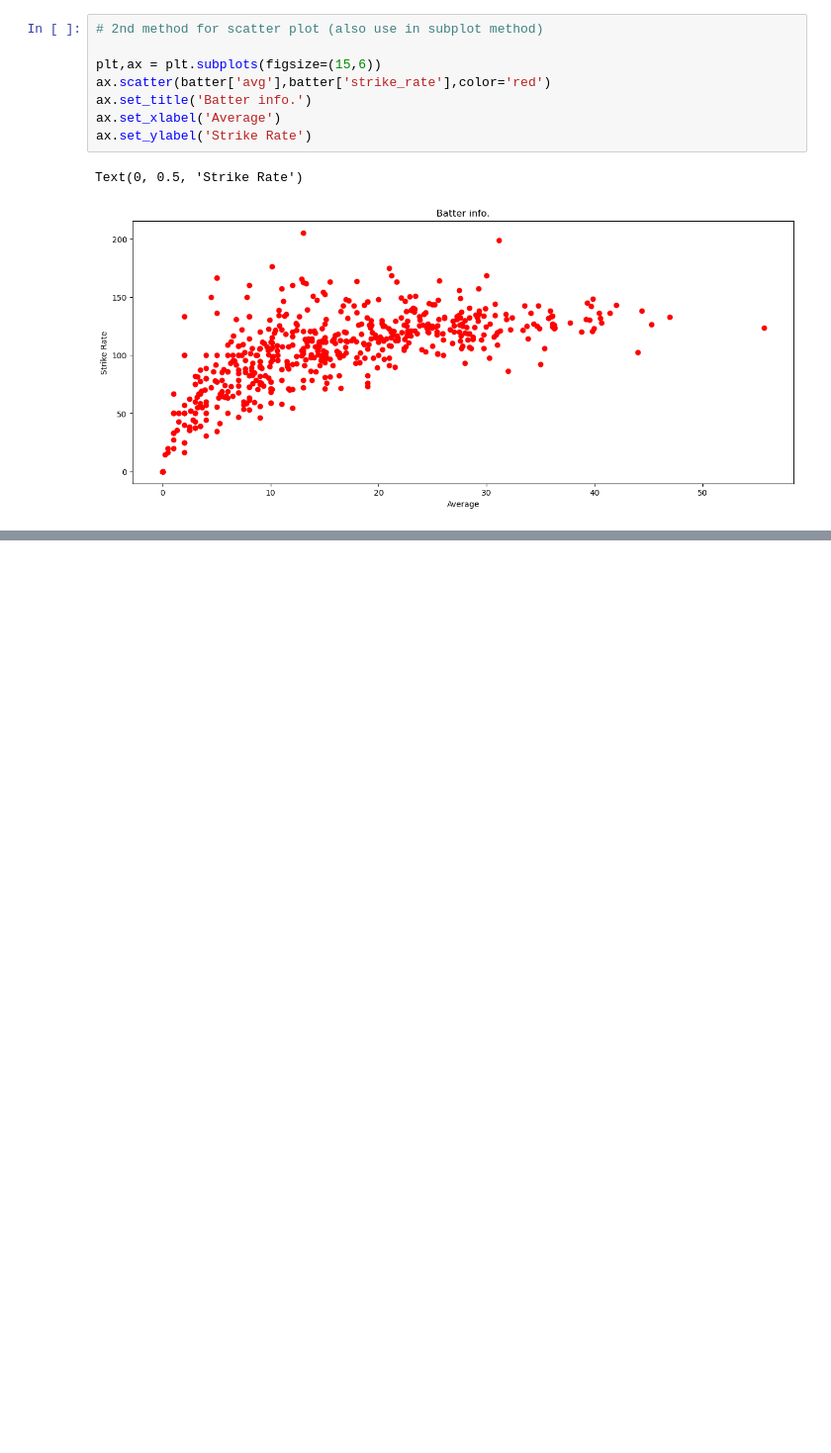
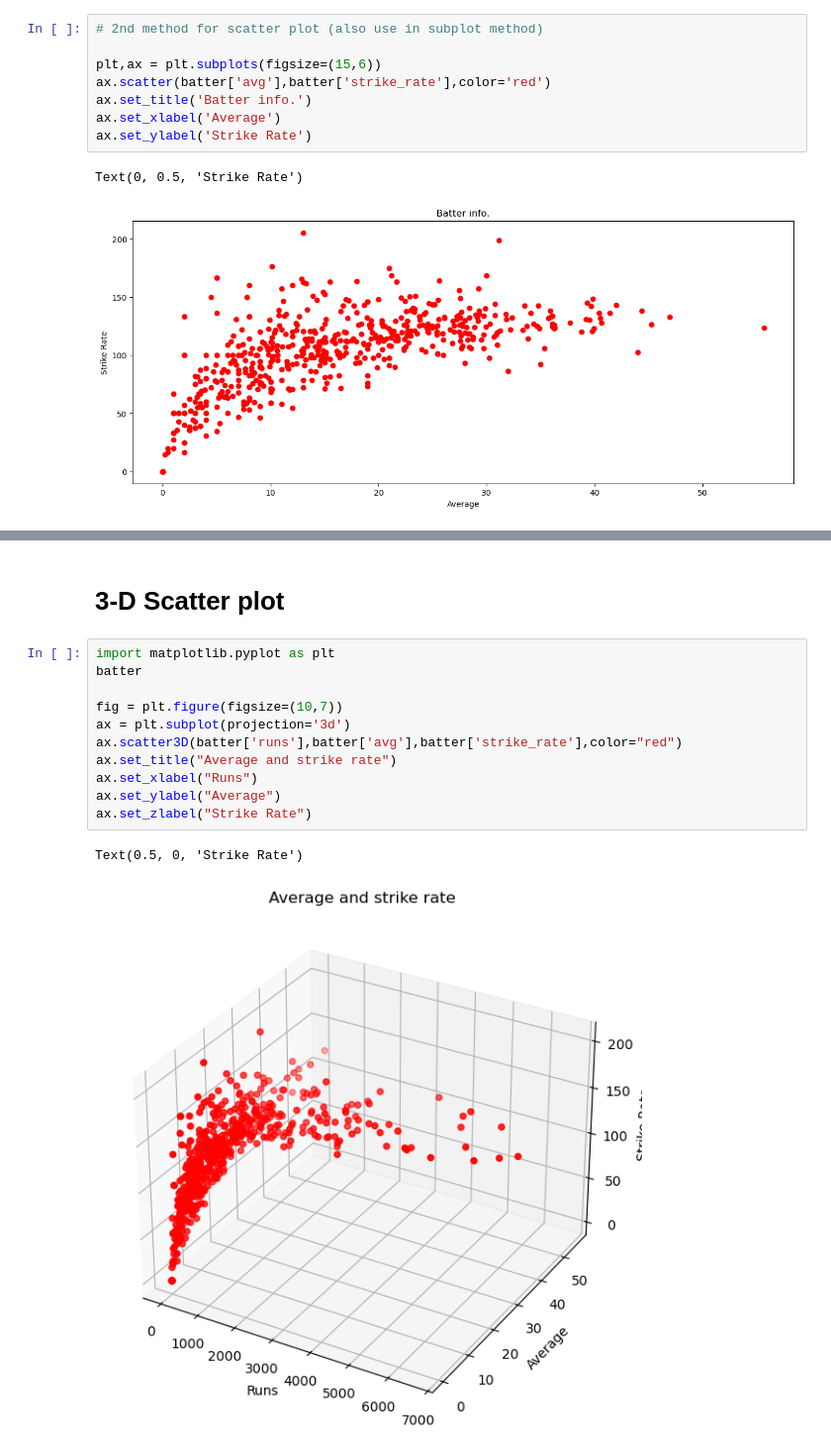
Before and after one commit to Ashishbadal-source/Basics-of-Data-Science-, a Jupyter notebook: Matplotlib/mat_2.ipynb, the cells around one changed output, grey strips where cells are left out. Shown: that part at 99% size. Drawn from its saved outputs; the diff is of its cells as text; blank space fills up the shorter version.

```diff
--- a/Matplotlib/mat_2.ipynb
+++ b/Matplotlib/mat_2.ipynb
@@ -164,0 +214,16 @@ TypeError: 'Axes' object is not subscriptable
+# %% [markdown]
+# 3-D Scatter plot
+# %%
+import matplotlib.pyplot as plt
+batter
+
+fig = plt.figure(figsize=(10,7))
+ax = plt.subplot(projection='3d')
+ax.scatter3D(batter['runs'],batter['avg'],batter['strike_rate'],color="red")
+ax.set_title("Average and strike rate")
+ax.set_xlabel("Runs")
+ax.set_ylabel("Average")
+ax.set_zlabel("Strike Rate")
+# %% [output]
+Text(0.5, 0, 'Strike Rate')
+[figure, added]
```
Also changed, not shown: parts of 4 cells of this notebook.
